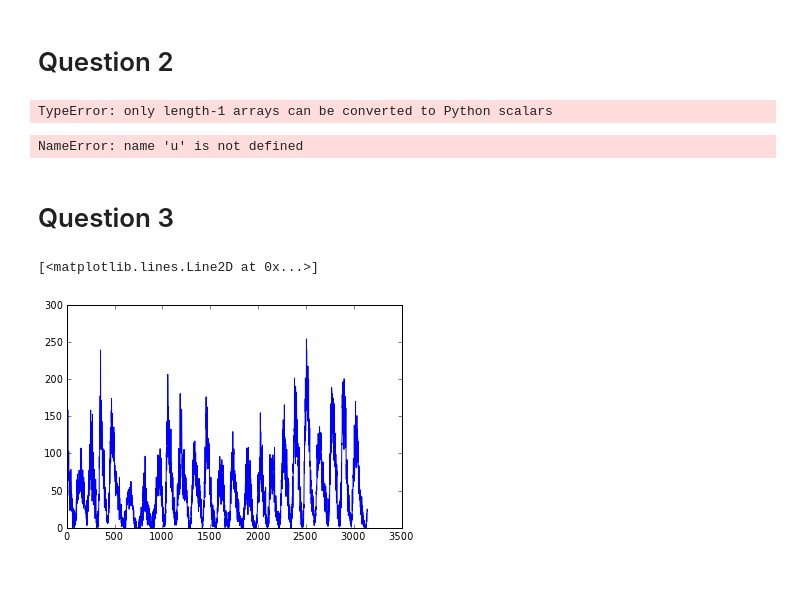
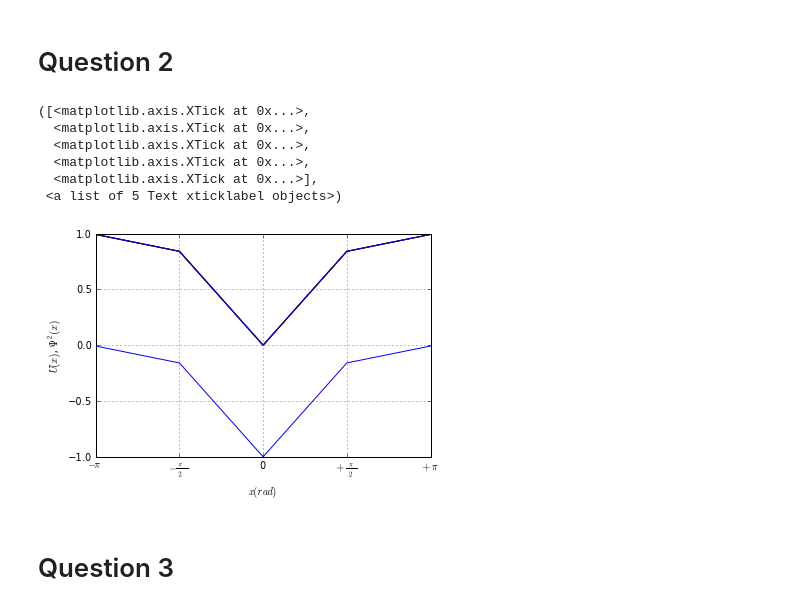
Before and after one commit to kreyno10/PHYS202-S13, a Jupyter notebook: Week3/GrapicsEx2.ipynb, the cells around one changed output. Cells and saved outputs as stored; diff of their text form; code cells hidden in the pictures; blank space fills up the shorter version.

Commit message:
graphicsex2

```diff
--- a/Week3/GrapicsEx2.ipynb
+++ b/Week3/GrapicsEx2.ipynb
@@ -48,16 +48,32 @@ Question 2
 ==
 # %%
 a = 1
-x = arange(-pi, pi, pi/2)
-u = -1 / math.cosh(a*x)^2
+A = 1
+k = 0
+i = 1j
+x = arange(-pi, 3*pi/2, pi/2)
+u = -1 / np.cosh(a*x)**2
+y = A * (i*k - a*np.tanh(a*x))/(i*k + a) * np.e**(i*k*x)
+y2 = y.conjugate()
+y3 = y*y2
-# %% [output]
-TypeError: only length-1 arrays can be converted to Python scalars
-# %%
-plot(u)
-grid(True)
-xlabel("x(rad)")
-# %% [output]
-NameError: name 'u' is not defined
+# %%
+plot(u)
+plot(y3)
+while k < 3:
+    k+=0.5
+    plot(y3)
+grid(True)
+xlabel("$x(rad)$")
+ylabel("$U(x)$, $\Psi^{2}(x)$")
+xticks(arange(5),('$-\pi$',r'$-\frac{\pi}{2}$','0',r'$+\frac{\pi}{2}$','$+\pi$'))
+# %% [output]
+([<matplotlib.axis.XTick at 0x...>,
+  <matplotlib.axis.XTick at 0x...>,
+  <matplotlib.axis.XTick at 0x...>,
+  <matplotlib.axis.XTick at 0x...>,
+  <matplotlib.axis.XTick at 0x...>],
+ <a list of 5 Text xticklabel objects>)
+[figure, added]
 # %% [markdown]
 Question 3
 ==
@@ -68,5 +79,0 @@ y = data[:,1]
-# %%
-plot(x,y)
-# %% [output]
-[<matplotlib.lines.Line2D at 0x...>]
-[figure, removed]
```
Also changed, not shown: parts of 8 cells of this notebook.
